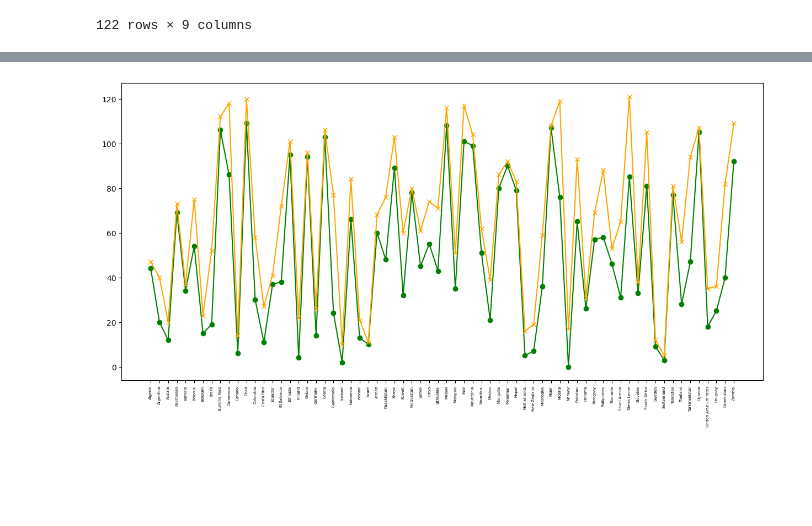
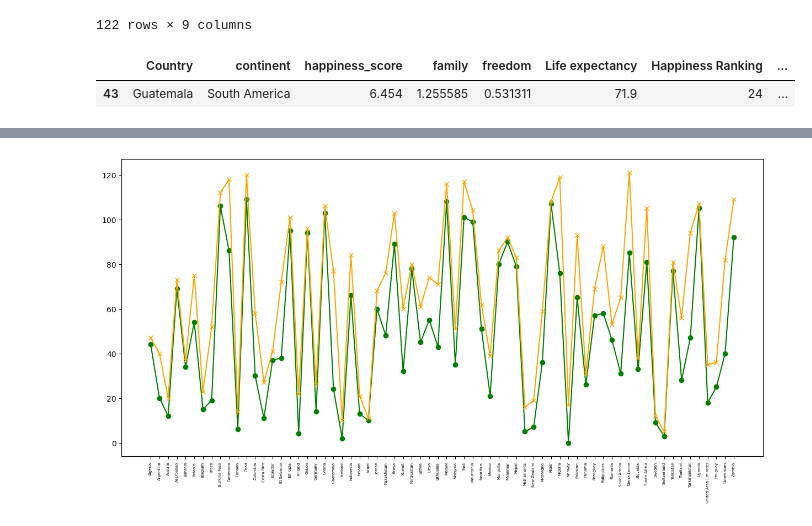
Before and after one commit to camerondifalco1/Project1, a Jupyter notebook: PB_life_happiness_variance.ipynb, the cells around one changed output, grey strips where cells are left out. Drawn from its saved outputs; the diff is of its cells as text; code cells hidden in the pictures; blank space fills up the shorter version.

```diff
--- a/life_happiness_variance.ipynb
+++ b/PB_life_happiness_variance.ipynb
@@ -106,3 +106,9 @@ all_ranked
 | 120 | Zambia | Africa | 4.514 | 1.003187 | 0.461603 | 61.8 | 92 | ... |
 | 121 | Zimbabwe | Africa | 3.875 | 1.083096 | 0.336384 | 67.0 | 110 | ... |
 122 rows × 9 columns
+# %%
+poi1 = all_ranked.loc[all_ranked["Country"] == "Guatemala"]
+poi1
+# %% [output]
+|  | Country | continent | happiness_score | family | freedom | Life expectancy | Happiness Ranking | ... |
+| 43 | Guatemala | South America | 6.454 | 1.255585 | 0.531311 | 71.9 | 24 | ... |
```
Also changed, not shown: parts of 3 cells of this notebook, 6 other files.
